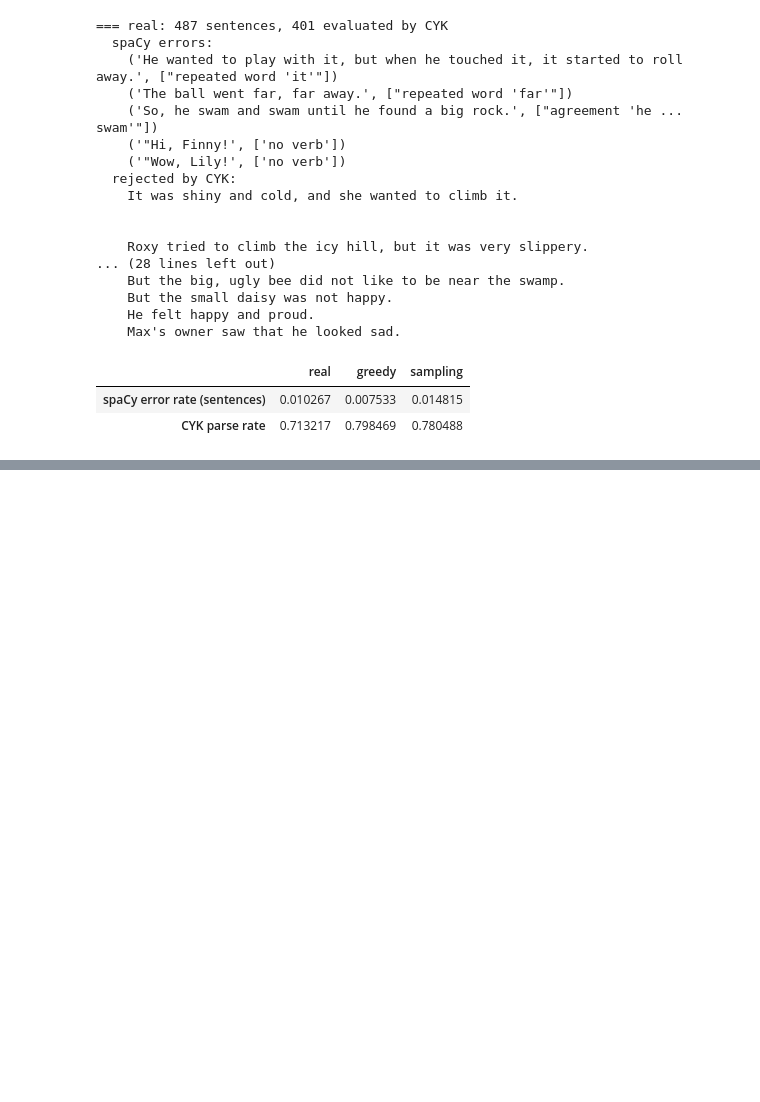
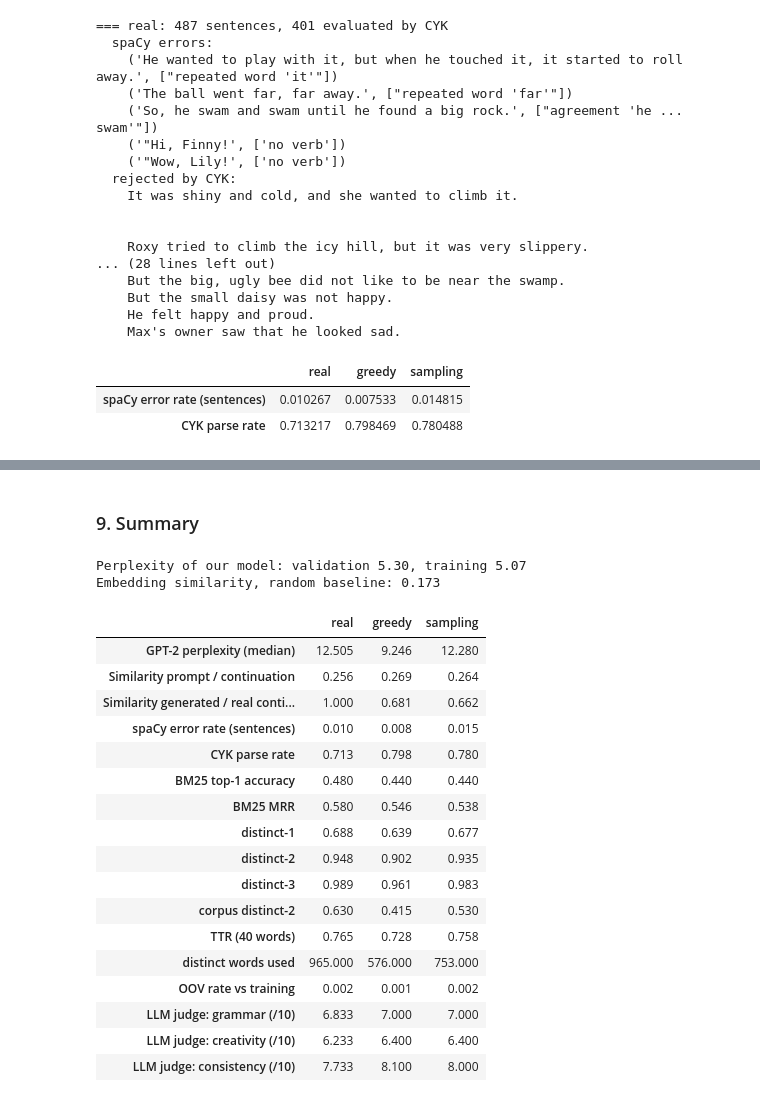
Before and after one commit to JulieDornat/NLP-Today, a Jupyter notebook: TP4/implement_transformer_part1and2.ipynb, the cells around one changed output, grey strips where cells are left out. Cells and saved outputs as stored; diff of their text form; code cells hidden in the pictures; blank space fills up the shorter version.

```diff
--- a/TP4/implement_transformer_part1and2.ipynb
+++ b/TP4/implement_transformer_part1and2.ipynb
@@ -1121,0 +1231,22 @@ the raw value.
+# %%
+def vocab_counter(text_list):
+    return Counter(w for t in text_list for w in lexical_tokens(t))
+
+def oov_rate(counter, reference_vocab):
+    total = sum(counter.values())
+    return sum(c for w, c in counter.items() if w not in reference_vocab) / total if total else 0.0
+
+train_vocab = vocab_counter(train_texts)
+val_vocab = vocab_counter(val_texts)
+
+print(f"Training   ({len(train_texts)} stories): {len(train_vocab):6d} distinct words")
+print(f"Validation ({len(val_texts)} stories): {len(val_vocab):6d} distinct words")
+print(f"Validation words also in training vocabulary: {len(set(val_vocab) & set(train_vocab)) / len(val_vocab):.1%}")
+print(f"OOV rate of validation (word occurrences)   : {oov_rate(val_vocab, train_vocab):.2%}")
+print("Most frequent validation words unseen in training:",
+      [w for w, _ in val_vocab.most_common() if w not in train_vocab][:15])
+
+results["distinct words used"] = {name: len(vocab_counter(conts)) for name, conts in texts.items()}
+results["OOV rate vs training"] = {name: oov_rate(vocab_counter(conts), train_vocab)
+                                   for name, conts in texts.items()}
+pd.DataFrame(results).T.loc[["distinct words used", "OOV rate vs training"]]
@@ -1121,0 +1262,5 @@ the raw value.
+# %%
+# Words invented by the model (never seen in the training stories)
+for name in ("greedy", "sampling"):
+    invented = [w for w, _ in vocab_counter(texts[name]).most_common() if w not in train_vocab]
+    print(f"{name:9s}: {invented[:20]}")
@@ -1121,0 +1270,4 @@ the raw value.
+# %%
+for p, c in zip(prompts, texts["greedy"]):
+    if lexical_tokens(c)[:1] and lexical_tokens(c)[0] in ("ummy", "ens", "ts", "th"):
+        print(repr(p[-30:]), "|", repr(c[:30]))
@@ -1415,0 +1649,28 @@ In addition, depending on the application case, a transformer can use other kind
+# %% [markdown]
+### 9. Summary
+# %%
+summary = pd.DataFrame(results).T[["real", "greedy", "sampling"]]
+print(f"Perplexity of our model: validation {ppl_val:.2f}, training {ppl_train:.2f}")
+print(f"Embedding similarity, random baseline: {random_baseline:.3f}")
+summary.round(3)
+# %% [output]
+Perplexity of our model: validation 5.30, training 5.07
+Embedding similarity, random baseline: 0.173
+|  | real | greedy | sampling |
+| GPT-2 perplexity (median) | 12.505 | 9.246 | 12.280 |
+| Similarity prompt / continuation | 0.256 | 0.269 | 0.264 |
+| Similarity generated / real conti... | 1.000 | 0.681 | 0.662 |
+| spaCy error rate (sentences) | 0.010 | 0.008 | 0.015 |
+| CYK parse rate | 0.713 | 0.798 | 0.780 |
+| BM25 top-1 accuracy | 0.480 | 0.440 | 0.440 |
+| BM25 MRR | 0.580 | 0.546 | 0.538 |
+| distinct-1 | 0.688 | 0.639 | 0.677 |
+| distinct-2 | 0.948 | 0.902 | 0.935 |
+| distinct-3 | 0.989 | 0.961 | 0.983 |
+| corpus distinct-2 | 0.630 | 0.415 | 0.530 |
+| TTR (40 words) | 0.765 | 0.728 | 0.758 |
+| distinct words used | 965.000 | 576.000 | 753.000 |
+| OOV rate vs training | 0.002 | 0.001 | 0.002 |
+| LLM judge: grammar (/10) | 6.833 | 7.000 | 7.000 |
+| LLM judge: creativity (/10) | 6.233 | 6.400 | 6.400 |
+| LLM judge: consistency (/10) | 7.733 | 8.100 | 8.000 |
```
Also changed, not shown: parts of 18 cells of this notebook.
